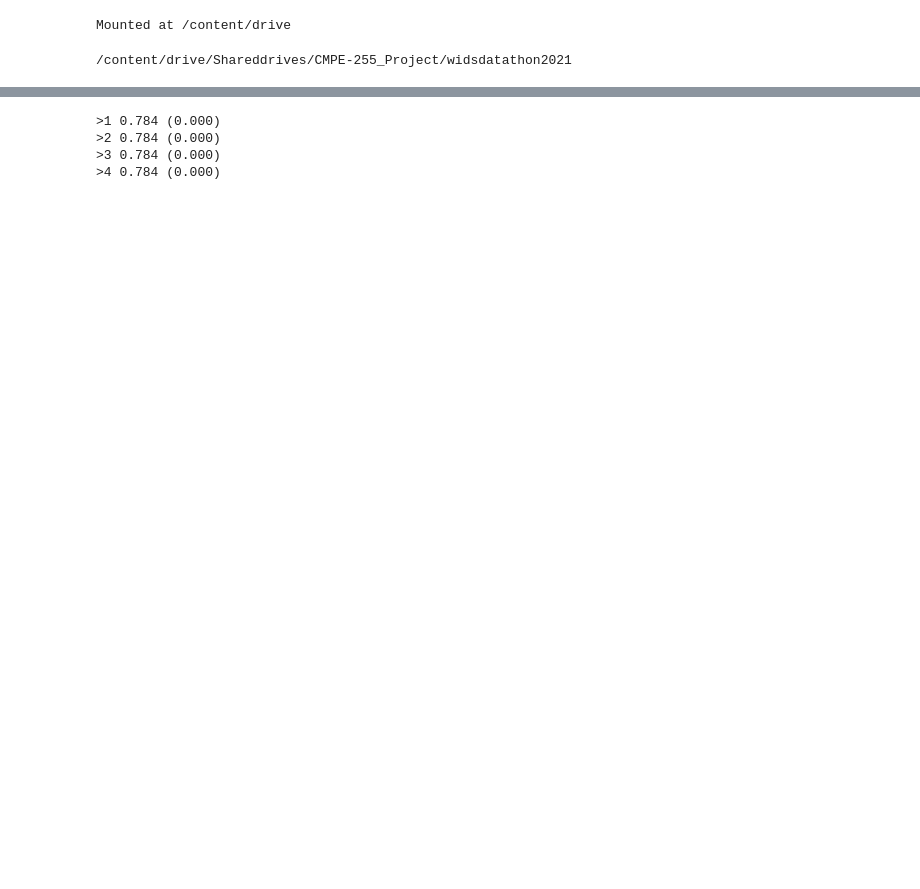
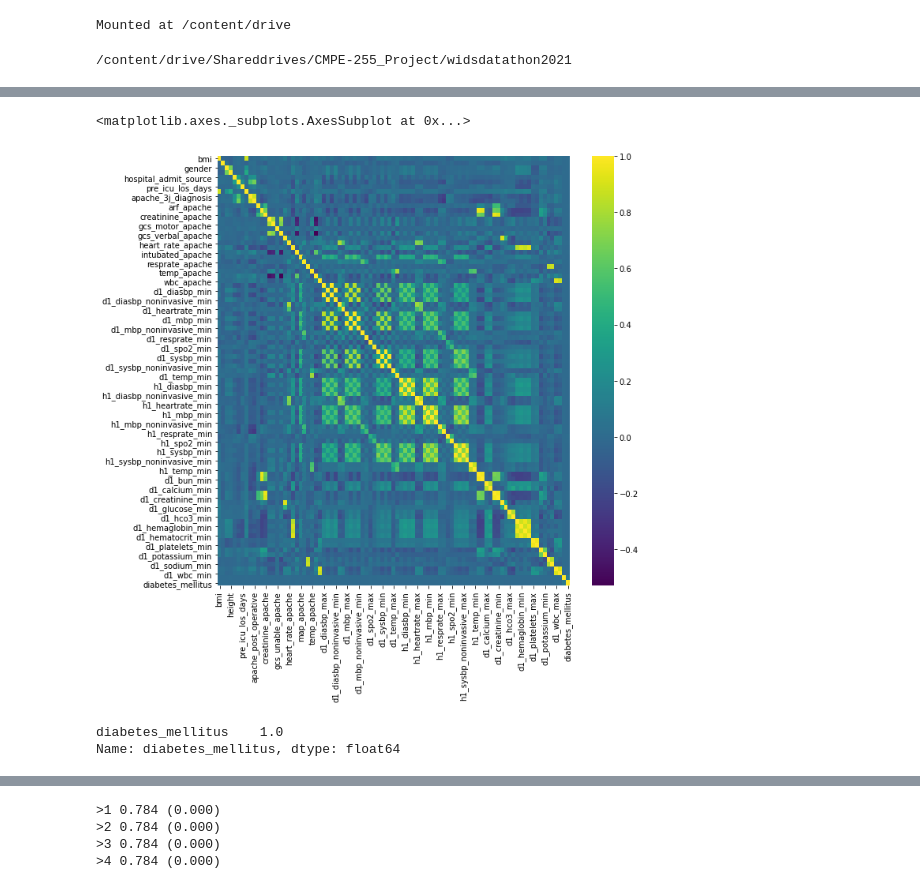
Before and after one commit to bvchand/Diabetes-detection-in-ICU-patients, a Jupyter notebook: diabetes_feature_selection.ipynb, the cells around one changed output, grey strips where cells are left out. Saved outputs shown, nothing was run; the diff lists cells and outputs as text; code cells hidden in the pictures; blank space fills up the shorter version.

```diff
--- a/diabetes_feature_selection.ipynb
+++ b/diabetes_feature_selection.ipynb
@@ -40,0 +75,2 @@ train_X,test_X,train_y,test_y = train_test_split(diab_train_reduced, diab_train_
+# %%
+diabetes_cor = KNN_imputed_trainX.corr()
@@ -40,0 +110,14 @@ train_X,test_X,train_y,test_y = train_test_split(diab_train_reduced, diab_train_
+# %%
+fig, ax = plt.subplots(figsize=(10,10))
+sns.heatmap(diabetes_cor, ax=ax, cmap='viridis')
+# %% [output]
+<matplotlib.axes._subplots.AxesSubplot at 0x...>
+[figure, added]
+# %%
+cor_target = abs(diabetes_cor["diabetes_mellitus"])
+
+relevant_features = diabetes_cor[cor_target>0.5]
+relevant_features['diabetes_mellitus']
+# %% [output]
+diabetes_mellitus    1.0
+Name: diabetes_mellitus, dtype: float64
```
Also changed, not shown: parts of 24 cells of this notebook.
